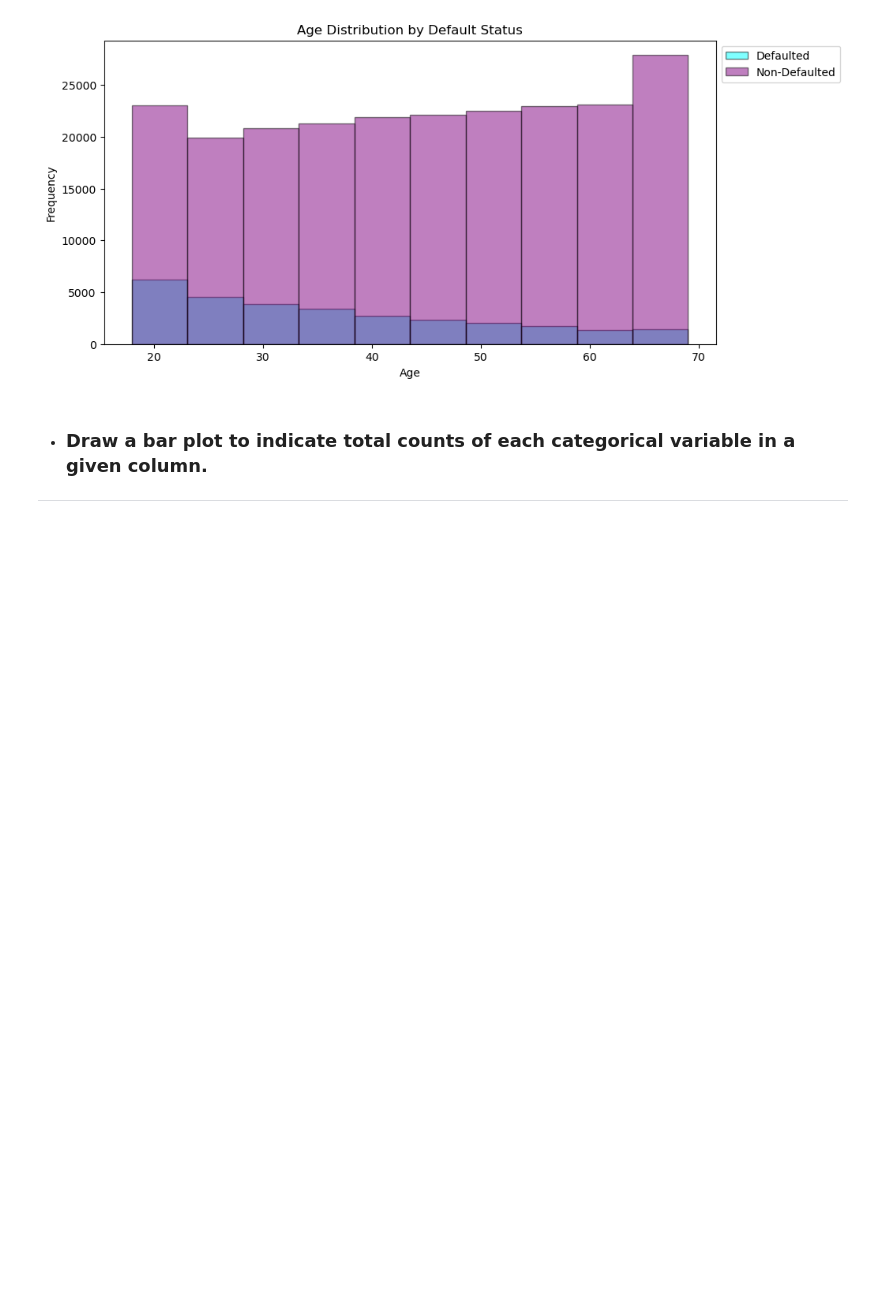
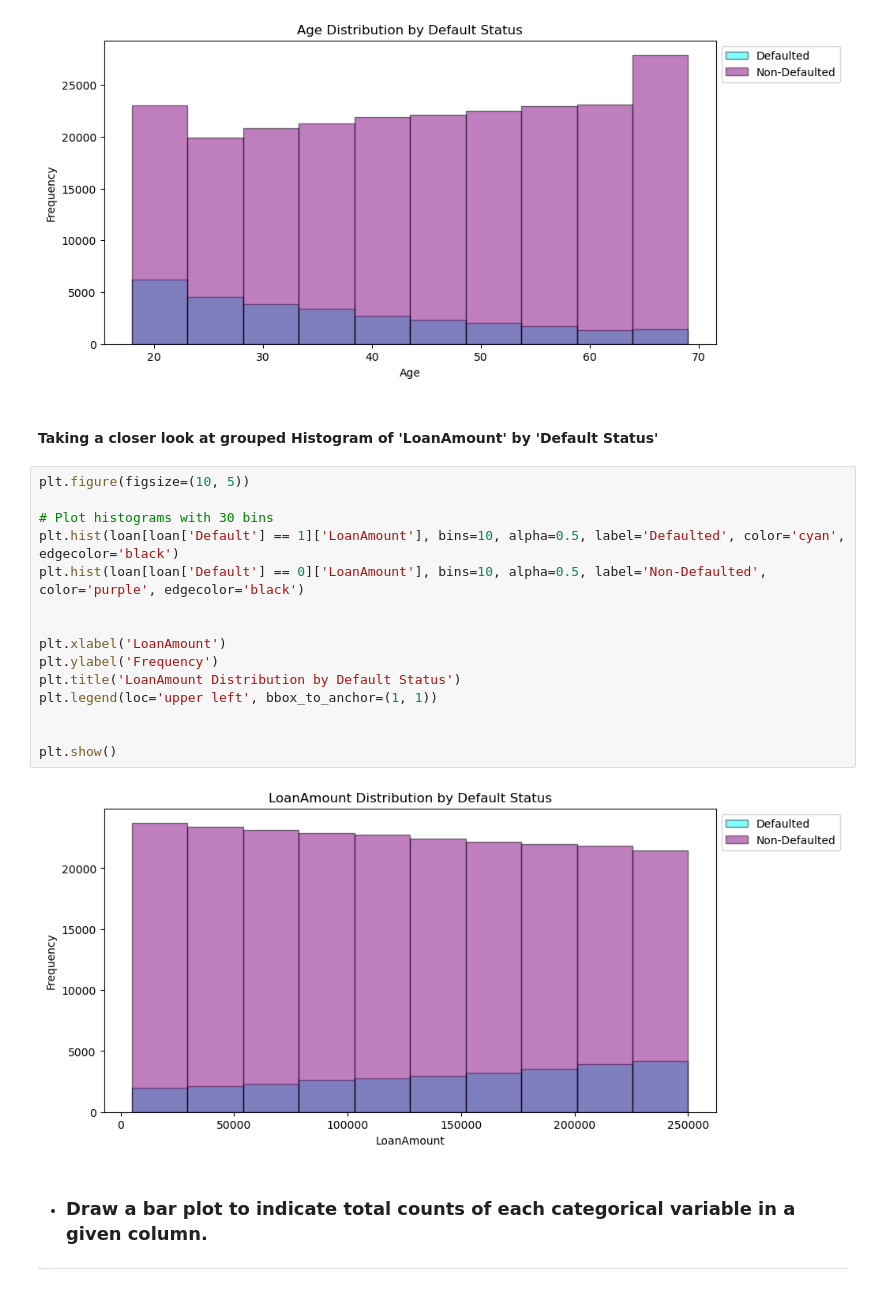
Before and after one commit to qqc511/2025_spring_B2_Week4, a Jupyter notebook: OMDS-ModB2-Week4-Chen-QiQi.ipynb, the cells around one changed output. Cells and saved outputs as stored; diff of their text form; blank space fills up the shorter version.

```diff
--- a/OMDS-ModB2-Week4-Chen-QiQi.ipynb
+++ b/OMDS-ModB2-Week4-Chen-QiQi.ipynb
@@ -284,6 +304,25 @@ plt.legend(loc='upper left', bbox_to_anchor=(1, 1))
 plt.show()
 # %% [output]
 [figure]
+# %% [markdown]
+#### Taking a closer look at grouped Histogram of 'LoanAmount' by 'Default Status'
+# %%
+plt.figure(figsize=(10, 5))
+
+# Plot histograms with 30 bins
+plt.hist(loan[loan['Default'] == 1]['LoanAmount'], bins=10, alpha=0.5, label='Defaulted', color='cyan', edgecolor='black')
+plt.hist(loan[loan['Default'] == 0]['LoanAmount'], bins=10, alpha=0.5, label='Non-Defaulted', color='purple', edgecolor='black')
+
+
+plt.xlabel('LoanAmount')
+plt.ylabel('Frequency')
+plt.title('LoanAmount Distribution by Default Status')
+plt.legend(loc='upper left', bbox_to_anchor=(1, 1))
+
+
+plt.show()
+# %% [output]
+[figure, added]
 # %% [markdown]
 - ### Draw a bar plot to indicate total counts of each categorical variable in a given column.
 ***
```
Also changed, not shown: parts of 8 cells of this notebook.
